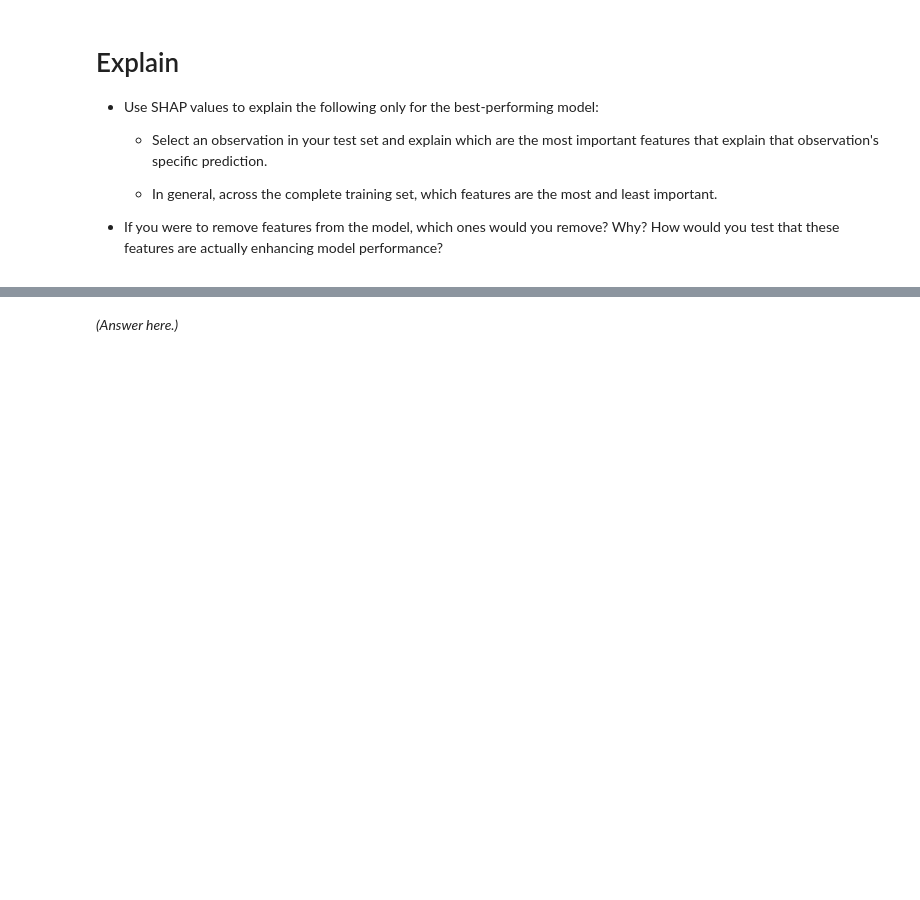
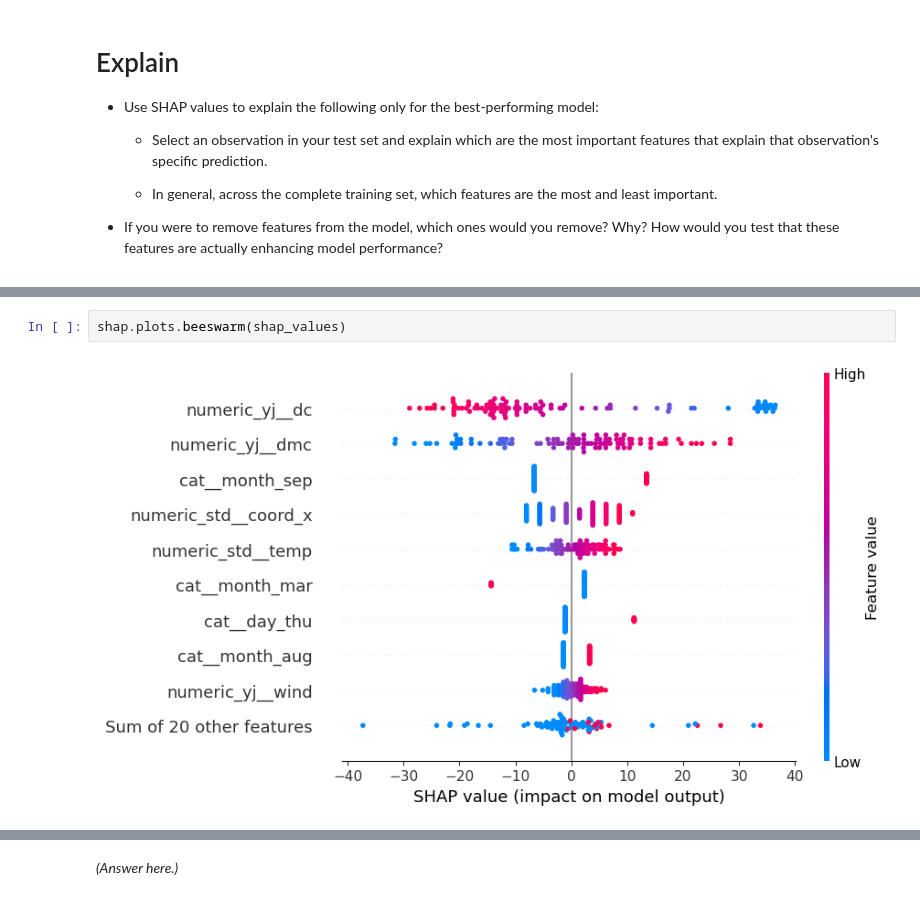
Before and after one commit to sumitgiri87/production, a Jupyter notebook: 02_activities/assignments/assignment_2.ipynb, the cells around one changed output, grey strips where cells are left out. Saved outputs shown, nothing was run; the diff lists cells and outputs as text; blank space fills up the shorter version.

```diff
--- a/02_activities/assignments/assignment_2.ipynb
+++ b/02_activities/assignments/assignment_2.ipynb
@@ -320,0 +640,4 @@ dtype: float64
+# %%
+shap.plots.beeswarm(shap_values)
+# %% [output]
+[figure, added]
```
Also changed, not shown: parts of 43 cells of this notebook.
